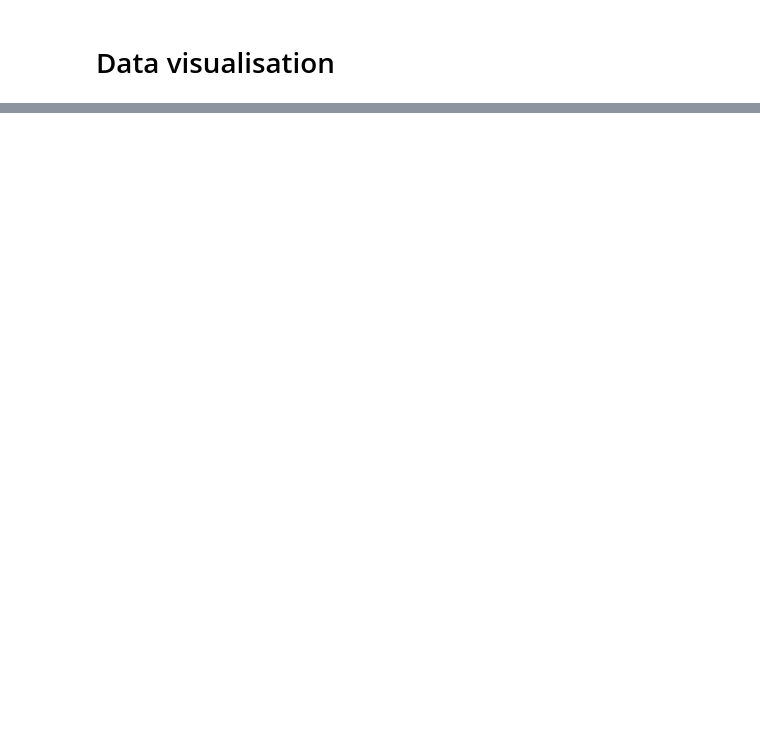
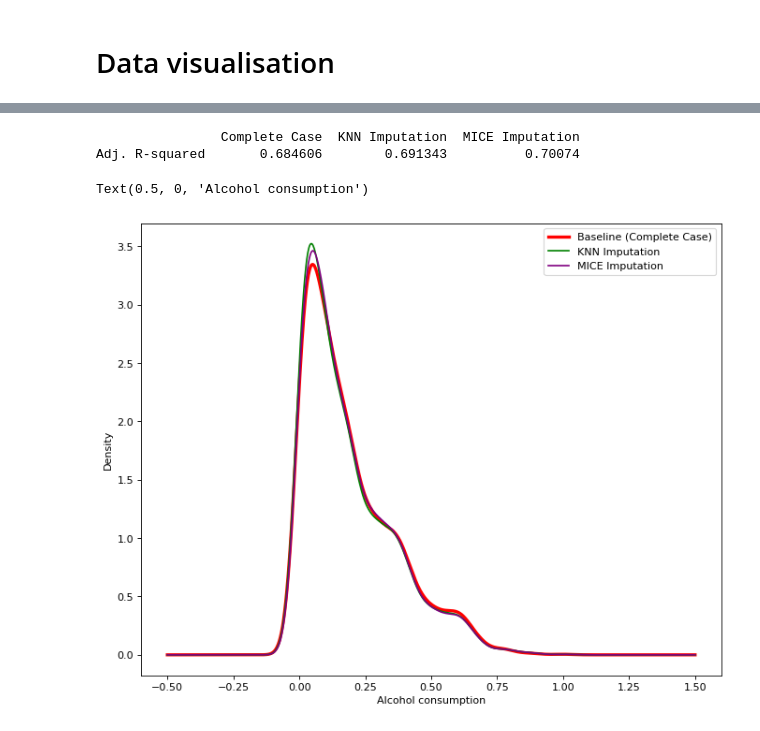
Before and after one commit to StanKozurno/rep_1, a Jupyter notebook: DataScience.ipynb, the cells around one changed output, grey strips where cells are left out. Cells and saved outputs as stored; diff of their text form; code cells hidden in the pictures; blank space fills up the shorter version.

```diff
--- a/DataScience.ipynb
+++ b/DataScience.ipynb
@@ -346,0 +609,13 @@ fig.show()
+# %%
+# MICE imputation
+from fancyimpute import IterativeImputer
+# Initializing the imputer
+MICE_imputer = IterativeImputer()
+
+alcohol_mice = alcohol.iloc[:,-3:]
+# Normalization of data using MinMaxScaler, which rescales variables into the range [0,1]
+alcohol_mice = pd.DataFrame(scaler.fit_transform(alcohol_mice), columns = alcohol_mice.columns)
+
+# Imputing the missing observations
+alcohol_mice.iloc[:, :] = MICE_imputer.fit_transform(alcohol_mice)
+alcohol_mice.head()
@@ -346,0 +629,19 @@ fig.show()
+# %%
+# Creating a baseline dataset with complete observations
+alcohol_lm = alcohol.iloc[:,-3:]
+alcohol_lm = alcohol_lm.dropna(how='any')
+alcohol_lm = pd.DataFrame(scaler.fit_transform(alcohol_lm), columns = alcohol_lm.columns)
+
+# Estimating a linear model with a baseline data
+X1 = sm.add_constant(alcohol_lm[['Alcohol consumption','GDP per capita']])
+y1 = alcohol_lm['Alcohol disorders']
+lm = sm.OLS(y1, X1).fit()
+
+# Print summary of lm
+print('\nSummary: ', lm.summary())
+
+# Print R squared score of lm
+print('\nAdjusted R-squared score: ', lm.rsquared_adj)
+
+# Print the params of lm
+print('\nCoefficcients:\n', lm.params)
@@ -346,0 +710,27 @@ fig.show()
+# %%
+# Store the Adj. R-squared scores of the linear models
+r_squared = pd.DataFrame({'Complete Case': lm.rsquared_adj,
+                          'KNN Imputation': lm_KNN.rsquared_adj,
+                          'MICE Imputation': lm_MICE.rsquared_adj},
+                         index=['Adj. R-squared'])
+
+print(r_squared)
+# %% [output]
+                Complete Case  KNN Imputation  MICE Imputation
+Adj. R-squared       0.684606        0.691343          0.70074
+# %%
+from matplotlib.pyplot import figure
+# Setting size of the plot
+figure(figsize=(10, 8), dpi=80)
+
+# Adding density plots for different imputation to the plot for alcohol consumption
+alcohol_lm['Alcohol consumption'].plot(kind='kde', c='red', linewidth=3)
+alcohol_knn['Alcohol consumption'].plot(kind='kde', c='green')
+alcohol_mice['Alcohol consumption'].plot(kind='kde',c='purple')
+# Adding labels
+labels = ['Baseline (Complete Case)', 'KNN Imputation', 'MICE Imputation']
+plt.legend(labels)
+plt.xlabel('Alcohol consumption')
+# %% [output]
+Text(0.5, 0, 'Alcohol consumption')
+[figure, added]
```
Also changed, not shown: parts of 90 cells of this notebook.
